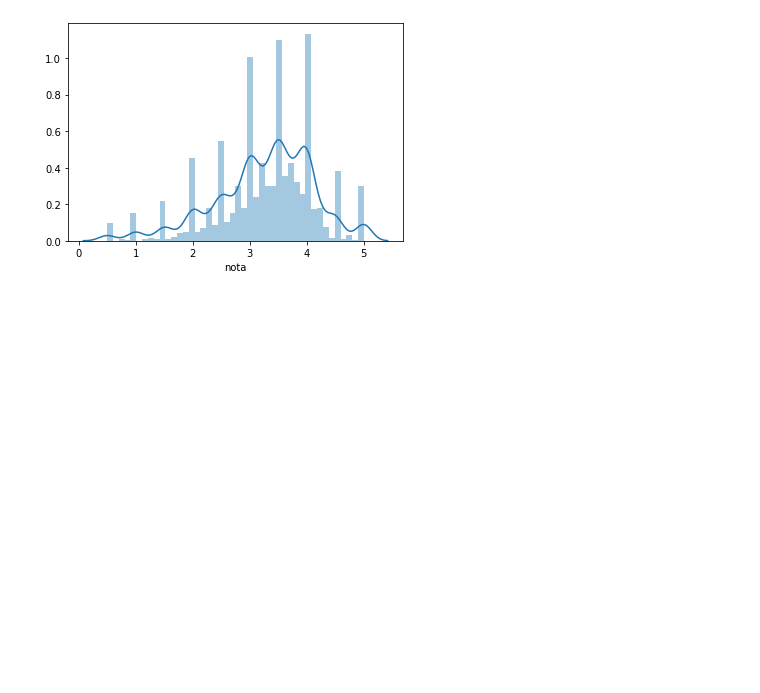
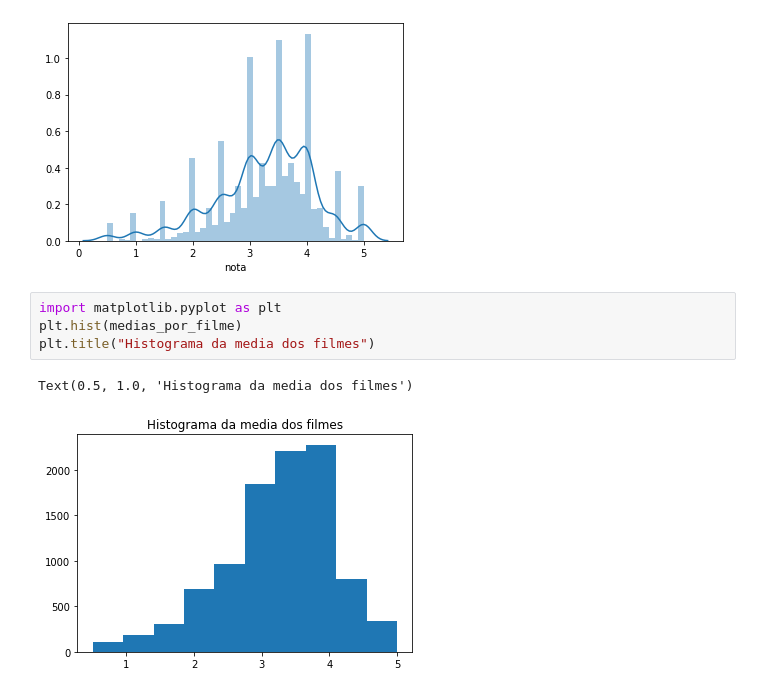
Before and after one commit to awsantos/datascience, a Jupyter notebook: Copy_of_Introdução_a_Data_Science.ipynb, the cells around one changed output. Saved outputs shown, nothing was run; the diff lists cells and outputs as text; blank space fills up the shorter version.

```diff
--- a/Copy_of_Introdução_a_Data_Science.ipynb
+++ b/Copy_of_Introdução_a_Data_Science.ipynb
@@ -165,3 +165,10 @@ sns.distplot(medias_por_filme)
 # %% [output]
 <matplotlib.axes._subplots.AxesSubplot at 0x...>
 [figure]
+# %%
+import matplotlib.pyplot as plt
+plt.hist(medias_por_filme)
+plt.title("Histograma da media dos filmes")
+# %% [output]
+Text(0.5, 1.0, 'Histograma da media dos filmes')
+[figure, added]
```
